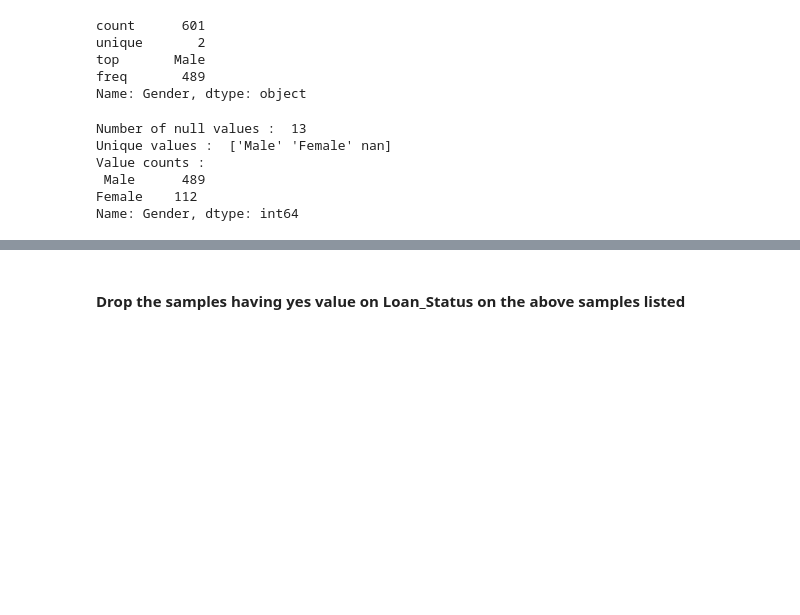
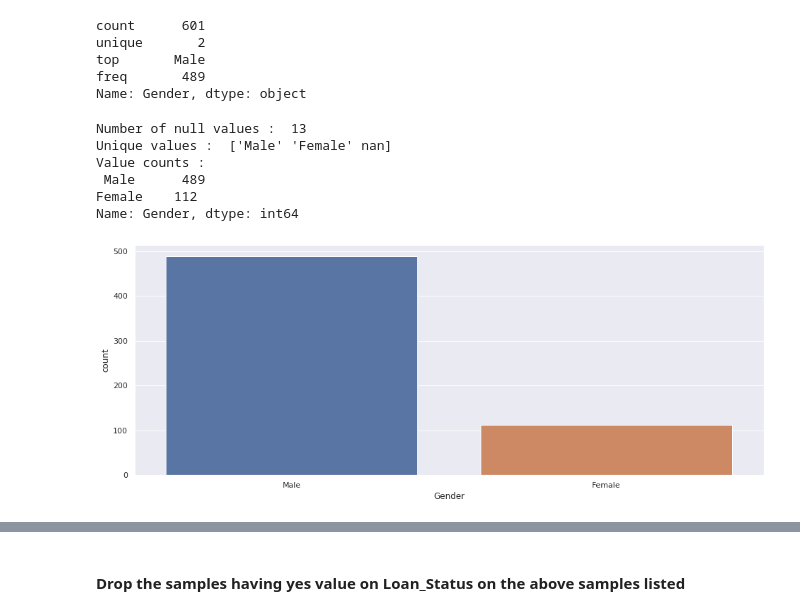
Before and after one commit to ASHOKKUMAR-K/Machine-Learning-Projects, a Jupyter notebook: 02. Loan Prediction/Notebooks/Loan Prediction.ipynb, the cells around one changed output, grey strips where cells are left out. Drawn from its saved outputs; the diff is of its cells as text; code cells hidden in the pictures; blank space fills up the shorter version.

```diff
--- a/02. Loan Prediction/Notebooks/Loan Prediction.ipynb
+++ b/02. Loan Prediction/Notebooks/Loan Prediction.ipynb
@@ -208,6 +205,12 @@ Value counts :
  Male      489
 Female    112
 Name: Gender, dtype: int64
+# %%
+plt.figure(figsize=(16, 6))
+sb.countplot(x = 'Gender', data = loan_train)
+plt.savefig('../images/gender_counts.png')
+# %% [output]
+[figure, added]
 # %%
 # TODO : Print the samples having null values in gender column
 samples_with_null_values_on_gender_column = loan_train[loan_train['Gender'].isnull()]
```
Also changed, not shown: parts of 1 cell of this notebook, 1 other file.
